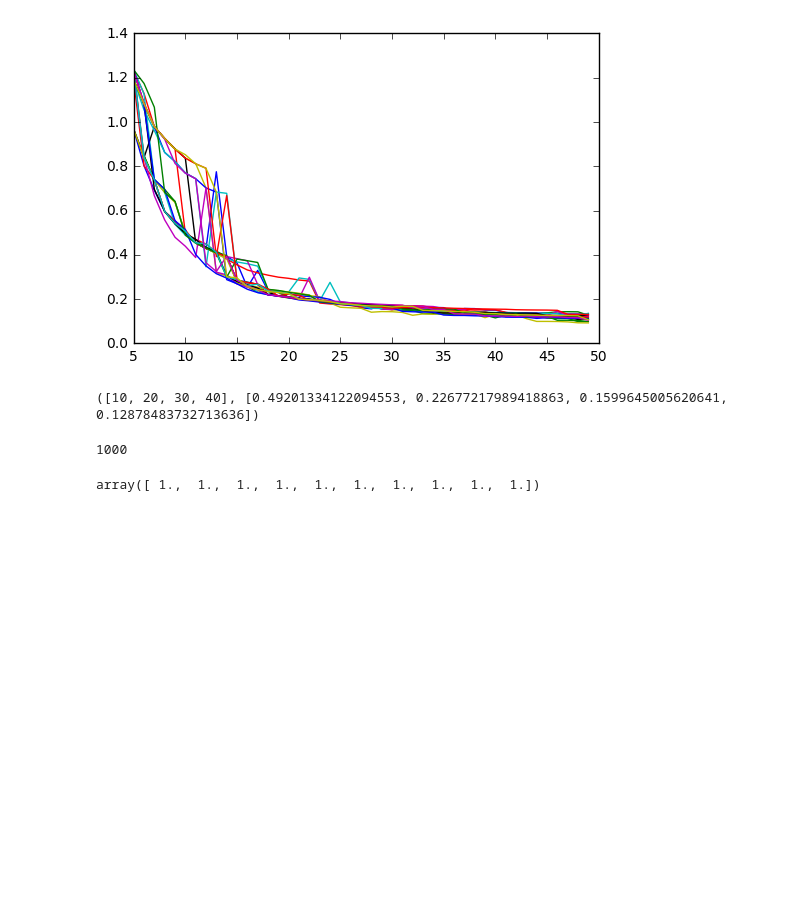
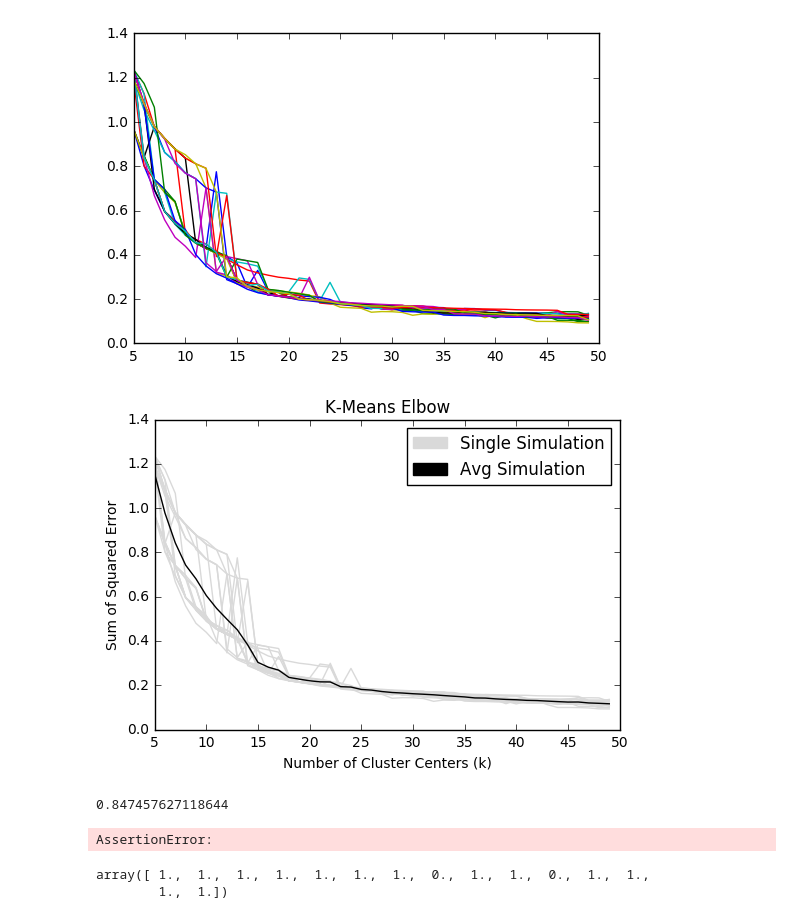
Before and after one commit to fagan2888/pafnutys-taxi, a Jupyter notebook: the_business.ipynb, the cells around one changed output. Cells and saved outputs as stored; diff of their text form; code cells hidden in the pictures; blank space fills up the shorter version.

```diff
--- a/the_business.ipynb
+++ b/the_business.ipynb
@@ -328,11 +355,3 @@ def average_out_all_points(all_points):
     return x, y
 
 avg_x, avg_y = average_out_all_points(all_points)
-# %%
-plt.plot(pt[0], pt[1])
-# %% [output]
-([10, 20, 30, 40], [0.49201334122094553, 0.22677217989418863, 0.1599645005620641, 0.12878483732713636])
-# %%
-m = MarkovChain(raw[:1000], 10)
-# %% [output]
-1000
@@ -340,0 +358,17 @@ adjm = m.get_adjacency_matrix()
+# %%
+# K-MEANS ELBOW PLOT CODE
+fig = plt.figure()
+for pt in all_points:
+    plt.plot(pt[0], pt[1], color="0.85")
+plt.plot(avg_x, avg_y, color="k")
+plt.title("K-Means Elbow")
+plt.ylabel("Sum of Squared Error")
+plt.xlabel("Number of Cluster Centers (k)")
+
+grey_patch = mpatches.Patch(color="0.85", label="Single Simulation")
+black_patch = mpatches.Patch(color="K", label="Avg Simulation")
+plt.legend(handles=[grey_patch, black_patch])
+
+fig.savefig('./plots/kmeans_elbow.png', dpi=fig.dpi)
+# %% [output]
+[figure, added]
@@ -340,0 +381,5 @@ adjm = m.get_adjacency_matrix()
+# %%
+average_fare_by_state, average_duration_by_state = mc.random_walk_simulator(100, 10)
+# %% [output]
+0.847457627118644
+AssertionError:
@@ -341,4 +388,5 @@ adjm = m.get_adjacency_matrix()
 # %%
-np.sum(adjm, axis=1)
+np.sum(adj, axis=1)
 # %% [output]
-array([ 1.,  1.,  1.,  1.,  1.,  1.,  1.,  1.,  1.,  1.])
+array([ 1.,  1.,  1.,  1.,  1.,  1.,  1.,  0.,  1.,  1.,  0.,  1.,  1.,
+        1.,  1.])
```
Also changed, not shown: parts of 14 cells of this notebook, 1 other file.
